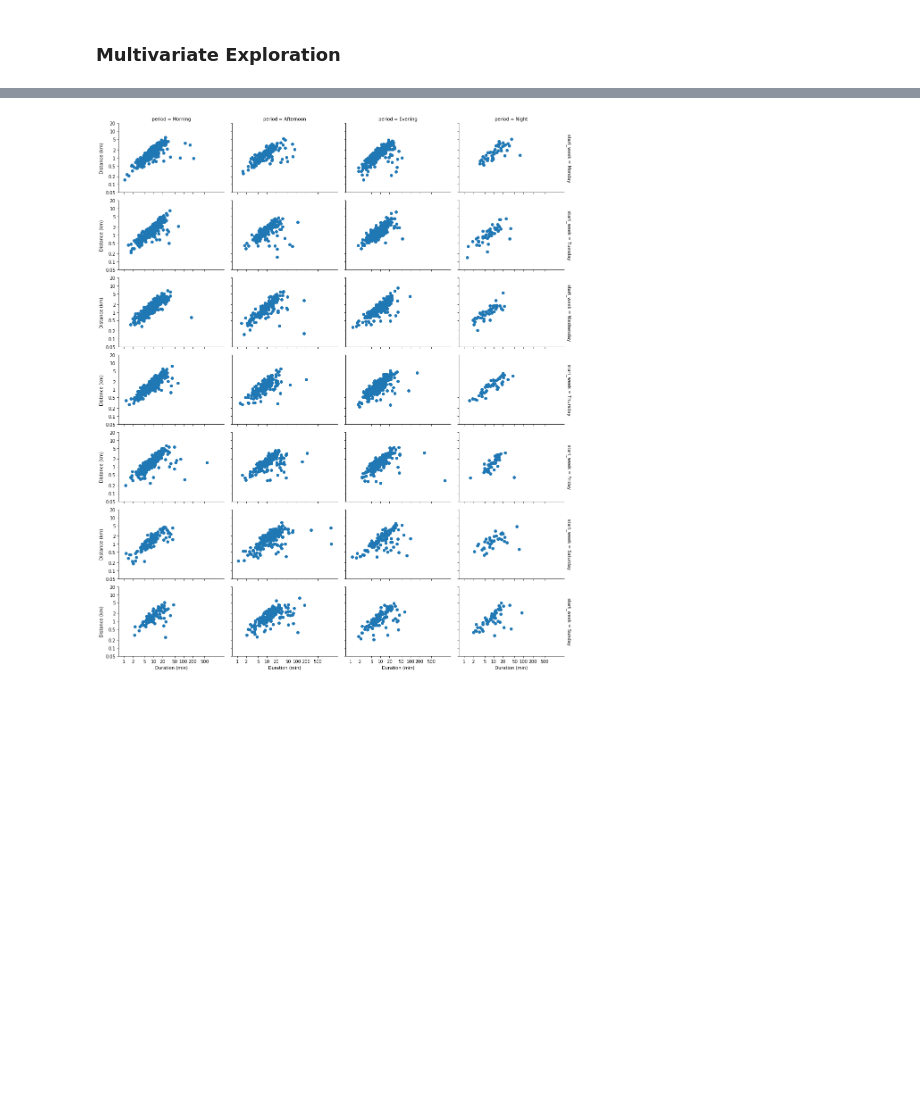
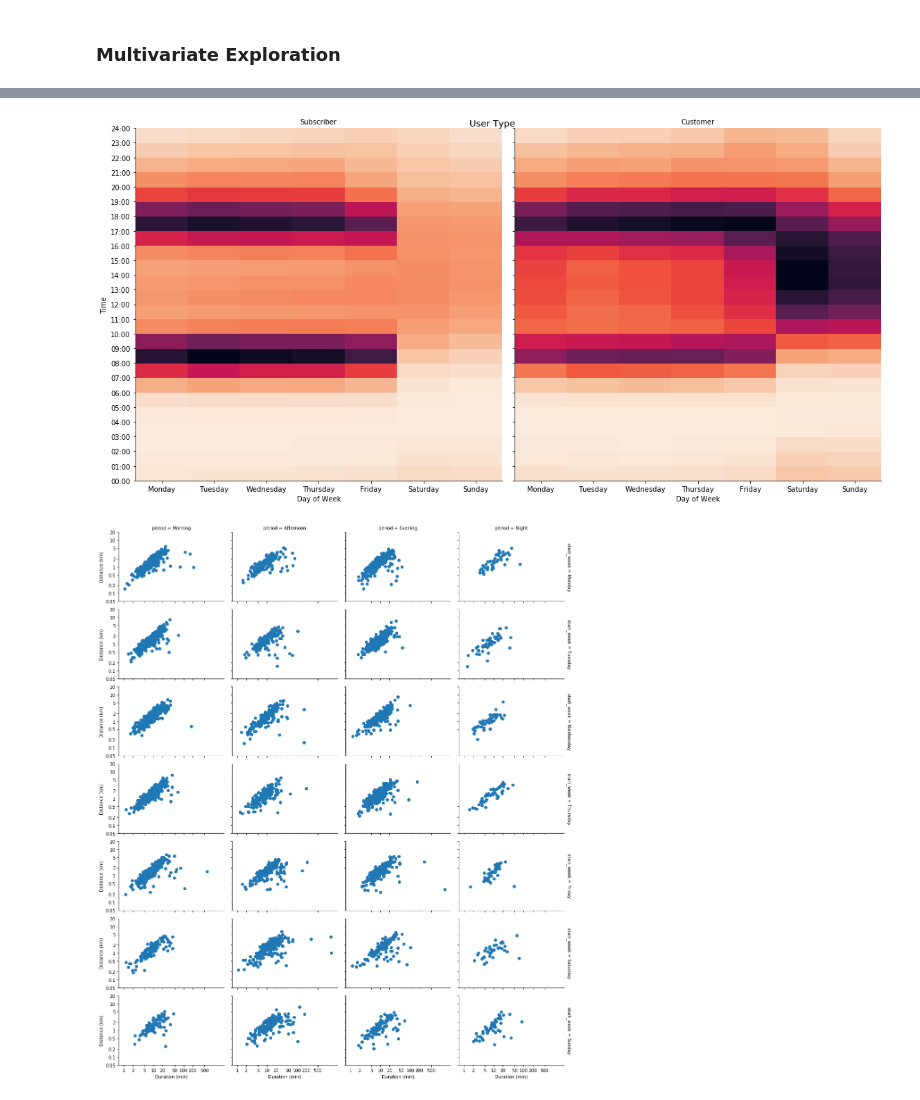
Before and after one commit to sclkan/Lyft-Analysis, a Jupyter notebook: lyft_baywheels_analysis.ipynb, the cells around one changed output, grey strips where cells are left out. Saved outputs shown, nothing was run; the diff lists cells and outputs as text; code cells hidden in the pictures; blank space fills up the shorter version.

```diff
--- a/lyft_baywheels_analysis.ipynb
+++ b/lyft_baywheels_analysis.ipynb
@@ -538,3 +584,12 @@ g.fig.suptitle('Bike Share for All Enrollment', fontsize=13);
+# %%
+g= sb.FacetGrid(data=df, col='user_type', height=8, col_order = ['Subscriber','Customer'])
+g.map(heatmap, 'start_week_num','start_hour')
+g.set_xlabels('Day of Week')
+g.set_ylabels('Time')
+g.set_titles('{col_name}')
+g.fig.suptitle('User Type', fontsize=13);
+# %% [output]
+[figure, added]
 # %%
 g= sb.FacetGrid(data=df_samp, col='period', row='start_week', height=2.5,  aspect=1.5, margin_titles = True)
 g= g.map(plt.scatter, 'log_min', 'log_distance')
```
Also changed, not shown: parts of 23 cells of this notebook.
